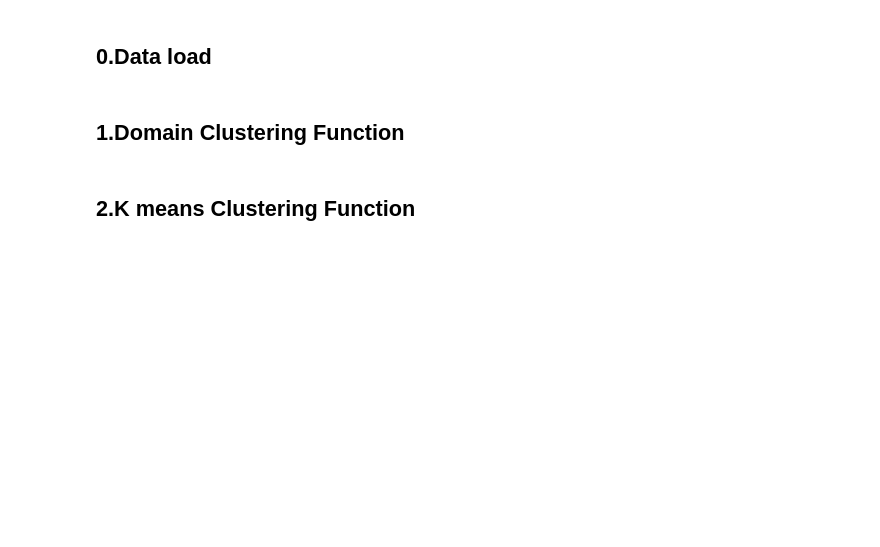
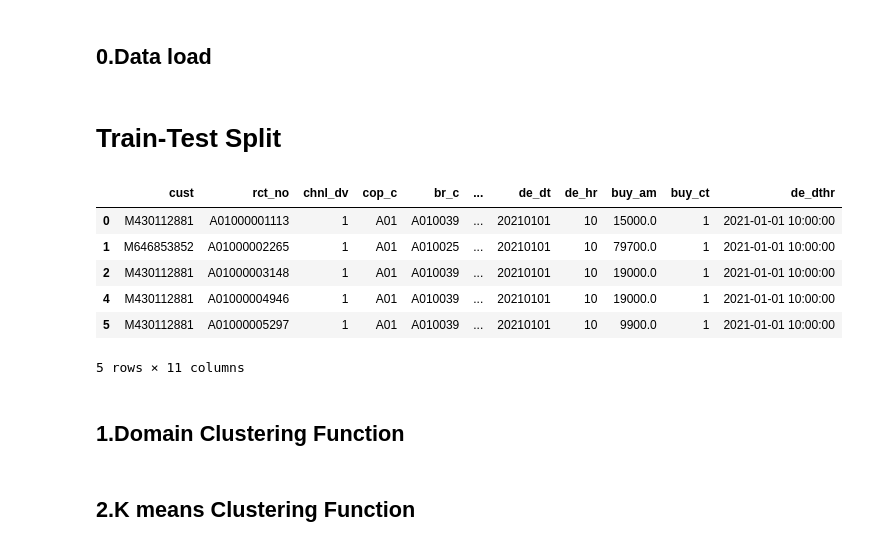
Before and after one commit to osy5882/Lpoint_competition, a Jupyter notebook: total_flow.ipynb, the cells around one changed output. Cells and saved outputs as stored; diff of their text form; code cells hidden in the pictures; blank space fills up the shorter version.

Commit message:
result total data and train/test split

```diff
--- a/total_flow.ipynb
+++ b/total_flow.ipynb
@@ -33,8 +33,40 @@ df_pd_clac = pd.read_csv("../LPOINT_BIG_COMP/LPOINT_BIG_COMP_04_PD_CLAC.csv")
 # df_cop_u = pd.read_csv("../../LPOINT_BIG_COMP_03_COP_U.csv")
 # df_pd_clac = pd.read_csv("../../LPOINT_BIG_COMP_04_PD_CLAC.csv")
 # %%
-# # choongs load
-# df_cust = pd.read_csv("../../LPOINT_BIG_COMP/LPOINT_BIG_COMP_01_DEMO.csv")
-# df_pdde = pd.read_csv("../../LPOINT_BIG_COMP/LPOINT_BIG_COMP_02_PDDE.csv")
-# df_cop_u = pd.read_csv("../../LPOINT_BIG_COMP/LPOINT_BIG_COMP_03_COP_U.csv")
-# df_pd_clac = pd.read_csv("../../LPOINT_BIG_COMP/LPOINT_BIG_COMP_04_PD_CLAC.csv")
+# rnch load
+df_cust = pd.read_csv("./LPOINT_BIG_COMP/LPOINT_BIG_COMP_01_DEMO.csv")
+df_pdde = pd.read_csv("./LPOINT_BIG_COMP/LPOINT_BIG_COMP_02_PDDE.csv")
+df_cop_u = pd.read_csv("./LPOINT_BIG_COMP/LPOINT_BIG_COMP_03_COP_U.csv")
+df_pd_clac = pd.read_csv("./LPOINT_BIG_COMP/LPOINT_BIG_COMP_04_PD_CLAC.csv")
+# %% [markdown]
+# Train-Test Split
+# %%
+from datetime import datetime
+def make_ts_column(df, date="de_dt", hour="de_hr", drop=False):
+
+    if df[date].dtypes=="str" and df[hour].dtypes=="int64":
+        df["de_dthr"]=pd.to_datetime(df[date]+":"+df[hour].apply(str), format="%Y-%m-%d:%H")
+    elif df[date].dtypes=="<M8[ns]" and df[hour].dtypes=="int64":
+        df["de_dthr"]=pd.to_datetime(df[date].apply(lambda x: datetime.strftime(x, format="%Y-%m-%d"))+":"+df[hour].apply(str),format="%Y-%m-%d:%H")
+    elif df[date].dtypes=="int64" and df[hour].dtypes=="int64":
+        df["de_dthr"]=pd.to_datetime(df[date].apply(str)+":"+df[hour].apply(str),format="%Y%m%d:%H")
+    else:
+        # assert df[date].dtypes!="str" or df[date].dtypes!="<M8[ns]", "date must be 'str' or '<M8[ns]' type"
+        # assert df[hour].dtypes!="int", "hour must be 'int' type"
+        raise TypeError("Check args type -> date must be 'str' or '<M8[ns]' type. hour must be 'int' type.")
+
+    if drop:
+        return df.drop(["de_dt", "de_hr"], axis=1)
+    else:
+        return df
+# %%
+df_dthr = make_ts_column(df_pdde)
+df_dthr.head()
+# %% [output]
+|  | cust | rct_no | chnl_dv | cop_c | br_c | ... | de_dt | de_hr | buy_am | buy_ct | de_dthr |
+| 0 | M430112881 | A01000001113 | 1 | A01 | A010039 | ... | 20210101 | 10 | 15000.0 | 1 | 2021-01-01 10:00:00 |
+| 1 | M646853852 | A01000002265 | 1 | A01 | A010025 | ... | 20210101 | 10 | 79700.0 | 1 | 2021-01-01 10:00:00 |
+| 2 | M430112881 | A01000003148 | 1 | A01 | A010039 | ... | 20210101 | 10 | 19000.0 | 1 | 2021-01-01 10:00:00 |
+| 4 | M430112881 | A01000004946 | 1 | A01 | A010039 | ... | 20210101 | 10 | 19000.0 | 1 | 2021-01-01 10:00:00 |
+| 5 | M430112881 | A01000005297 | 1 | A01 | A010039 | ... | 20210101 | 10 | 9900.0 | 1 | 2021-01-01 10:00:00 |
+5 rows × 11 columns
```
Also changed, not shown: parts of 8 cells of this notebook.
